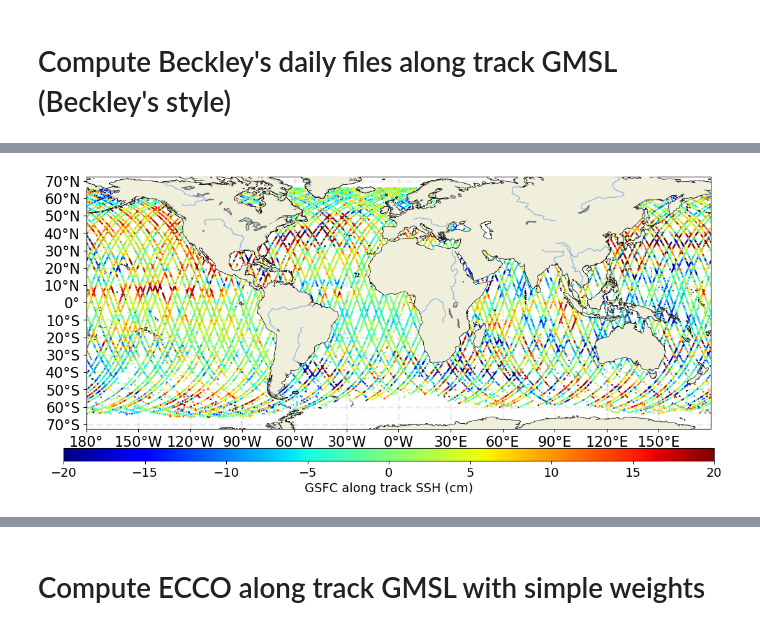
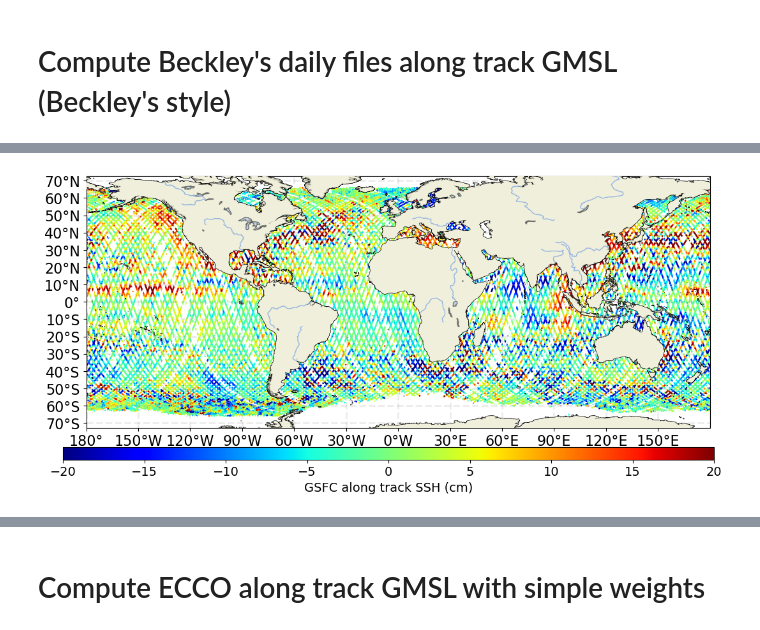
Before and after one commit to sevfour/ECCO_GMSL, a Jupyter notebook: 09a-GMSL_alongtrack_simpleweight_nosicapplied.ipynb, the cells around one changed output, grey strips where cells are left out. Drawn from its saved outputs; the diff is of its cells as text; code cells hidden in the pictures.

Commit message:
changing to GSFC v5.2 data

```diff
--- a/09a-GMSL_alongtrack_simpleweight_nosicapplied.ipynb
+++ b/09a-GMSL_alongtrack_simpleweight_nosicapplied.ipynb
@@ -94,0 +82,17 @@ MERGED_ALT-alt_ssh19921002*h5
+# %%
+time_fiction=range(myDate.date2jj(1992,9,23),myDate.date2jj(2017,12,31)+11)
+i=20
+ds=[]
+for j in range(0,10):
+    [year,month,day]=myDate.jj2date(time_fiction[i+j])
+    try:
+        alongtrack_file_cycle=list(beckley_dailyfile_dir.glob('NASA-SSH_alt_ref_at_v1_'+str(year)+str(month).zfill(2)+str(day).zfill(2)+'*nc'))[0]
+        print('NASA-SSH_alt_ref_at_v1_'+str(year)+str(month).zfill(2)+str(day).zfill(2)+'*nc')
+        xds = xr.open_dataset(alongtrack_file_cycle)
+        xds = xds.drop_vars(['dac','cycle','pass','basin_flag','nasa_flag','source_flag','median_filter_flag','oer','basin_names_table'])
+        ds.append(xds)
+    except:
+        print('no file on: '+str(year)+str(month).zfill(2)+str(day).zfill(2))
+alongtrack = xr.concat(ds, dim='time')
+alongtrack = alongtrack.rename({'longitude': 'lon','latitude': 'lat'})
+alongtrack=alongtrack.where((np.abs(alongtrack.lat) <= 66))
@@ -135,33 +159,33 @@ def init_cartopy_global(projection, box, latstep, lonstep, land, zorder=4,**karg
     lon_formatter = LongitudeFormatter(zero_direction_label=True)
     lat_formatter = LatitudeFormatter()
     ax.set_xticks(numpy.arange(numpy.floor(box[0]),numpy.floor(box[1]),lonstep), crs=projection)
     ax.set_yticks(numpy.arange(numpy.floor(box[2]),numpy.floor(box[3]),latstep), crs=projection)
     ax.xaxis.set_major_formatter(lon_formatter)
     ax.yaxis.set_major_formatter(lat_formatter)
     ax.tick_params(axis='both', which='major', labelsize=16)
     gl = ax.gridlines(draw_labels=False, linestyle='--', linewidth=2, alpha=0.15, color='gray')
     if 'pacific' in karg:
         gl.xlocator = mticker.FixedLocator(numpy.arange(box[1],box[0]+360,lonstep))
     else:
         gl.xlocator = mticker.FixedLocator(numpy.arange(numpy.floor(box[0]),numpy.floor(box[1])+lonstep,lonstep))
     gl.ylocator = mticker.FixedLocator(numpy.arange(numpy.floor(box[2]),numpy.floor(box[3])+latstep,latstep))
     return ax, gl
 
 
 kk=12
 
 fig = plt.figure(figsize=(15,5))
 data_proj = cartopy.crs.PlateCarree(central_longitude=0)
 map_proj = cartopy.crs.PlateCarree(central_longitude=0)
 ax, gl = init_cartopy_global(map_proj, box, latstep, lonstep, land)
 palette=plt.cm.jet
 palette.set_bad('w',1.0)
-pp = plt.scatter(alongtrack.lon[::kk],alongtrack.lat[::kk],c=alongtrack.ssh[::kk]*100, s=1,cmap=palette,vmin=-20,vmax=20,transform=data_proj)
+pp = plt.scatter(alongtrack.lon[::kk],alongtrack.lat[::kk],c=alongtrack.ssh_smoothed[::kk]*100, s=1,cmap=palette,vmin=-20,vmax=20,transform=data_proj)
 plt.subplots_adjust(right=0.9,left=0.1,top=0.99,bottom=0.2)
 cbar_ax = fig.add_axes([0.15, 0.1, 0.68, 0.04])
 h=plt.colorbar(pp, cax=cbar_ax,orientation='horizontal')
 h.set_label('GSFC along track SSH (cm)',fontsize=14)
 h.ax.tick_params(labelsize=14)
-plt.savefig(fig_dir / 'map_cycle1_beckley.png',dpi=200,transparent=False,facecolor='white')
+plt.savefig(fig_dir / 'map_cycle3_beckley.png',dpi=200,transparent=False,facecolor='white')
 # %% [output]
-[figure, old version]
+[figure, new version]
```
Also changed, not shown: parts of 9 cells of this notebook, 5 other files.
